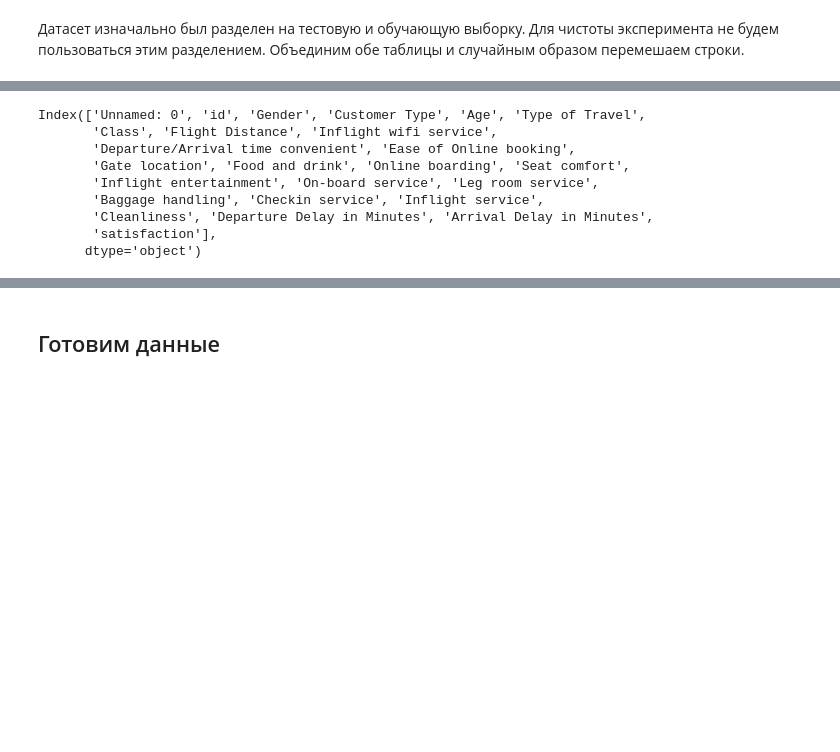
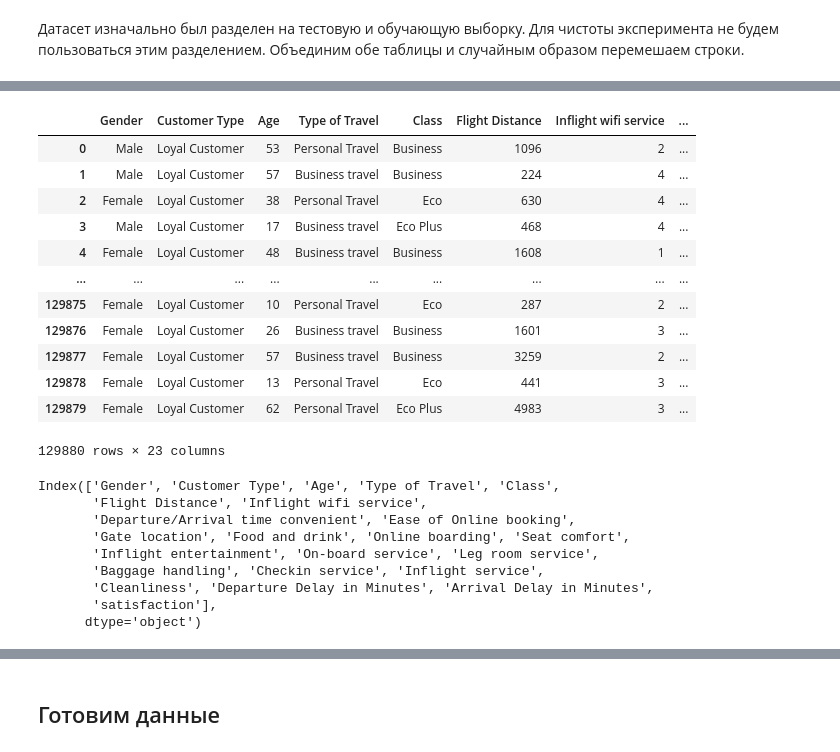
Before and after one commit to stasyurin/machine_learning_2022, a Jupyter notebook: Classification-task/notebook.ipynb, the cells around one changed output, grey strips where cells are left out. Drawn from its saved outputs; the diff is of its cells as text; code cells hidden in the pictures; blank space fills up the shorter version.

```diff
--- a/Classification-task/notebook.ipynb
+++ b/Classification-task/notebook.ipynb
@@ -37,8 +33,26 @@ data.sample(frac=1, random_state = 42).reset_index(drop=True) # перемеши
+# %%
+
+data.drop(['Unnamed: 0', 'id'], axis=1, inplace=True) # удалим служебные столбцы
+data.sample(frac=1, random_state = 42).reset_index(drop=True) # и перемешиваем
+# %% [output]
+|  | Gender | Customer Type | Age | Type of Travel | Class | Flight Distance | Inflight wifi service | ... |
+| 0 | Male | Loyal Customer | 53 | Personal Travel | Business | 1096 | 2 | ... |
+| 1 | Male | Loyal Customer | 57 | Business travel | Business | 224 | 4 | ... |
+| 2 | Female | Loyal Customer | 38 | Personal Travel | Eco | 630 | 4 | ... |
+| 3 | Male | Loyal Customer | 17 | Business travel | Eco Plus | 468 | 4 | ... |
+| 4 | Female | Loyal Customer | 48 | Business travel | Business | 1608 | 1 | ... |
+| ... | ... | ... | ... | ... | ... | ... | ... | ... |
+| 129875 | Female | Loyal Customer | 10 | Personal Travel | Eco | 287 | 2 | ... |
+| 129876 | Female | Loyal Customer | 26 | Business travel | Business | 1601 | 3 | ... |
+| 129877 | Female | Loyal Customer | 57 | Business travel | Business | 3259 | 2 | ... |
+| 129878 | Female | Loyal Customer | 13 | Personal Travel | Eco | 441 | 3 | ... |
+| 129879 | Female | Loyal Customer | 62 | Personal Travel | Eco Plus | 4983 | 3 | ... |
+129880 rows × 23 columns
 # %%
 data.columns
 # %% [output]
-Index(['Unnamed: 0', 'id', 'Gender', 'Customer Type', 'Age', 'Type of Travel',
-       'Class', 'Flight Distance', 'Inflight wifi service',
+Index(['Gender', 'Customer Type', 'Age', 'Type of Travel', 'Class',
+       'Flight Distance', 'Inflight wifi service',
        'Departure/Arrival time convenient', 'Ease of Online booking',
        'Gate location', 'Food and drink', 'Online boarding', 'Seat comfort',
        'Inflight entertainment', 'On-board service', 'Leg room service',
```
Also changed, not shown: parts of 3 cells of this notebook.
